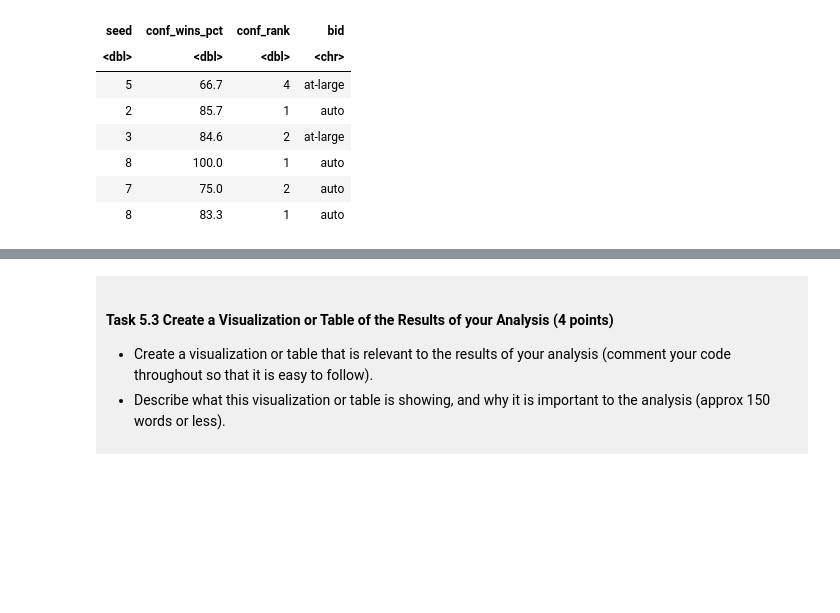
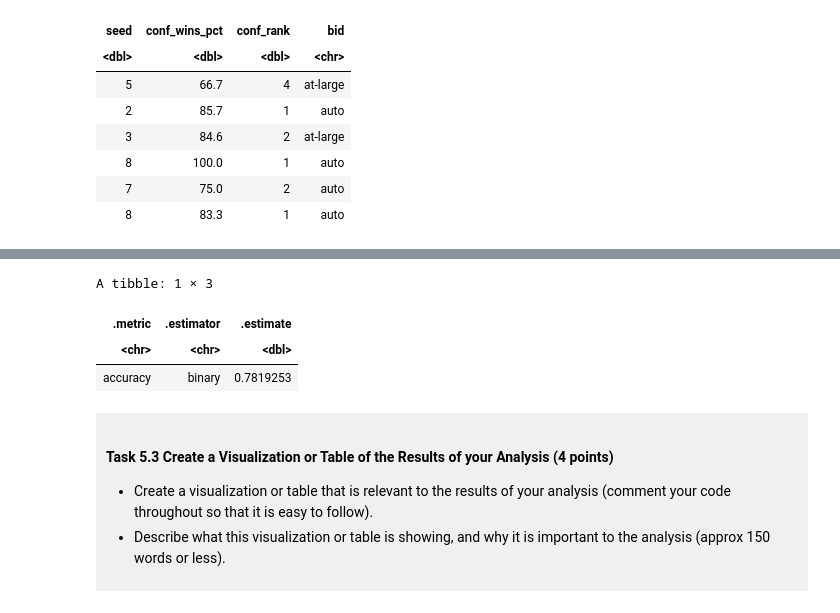
Before and after one commit to reyvet/dsci-100-project-betty-wu, a Jupyter notebook: dsci-100-project-notebook.ipynb, the cells around one changed output, grey strips where cells are left out. Saved outputs shown, nothing was run; the diff lists cells and outputs as text; code cells hidden in the pictures; blank space fills up the shorter version.

Commit message:
finished making the results for predictions, need to calculate precision, recall, and make confusion matrix

```diff
--- a/dsci-100-project-notebook.ipynb
+++ b/dsci-100-project-notebook.ipynb
@@ -568,0 +584,25 @@ accuracy_3 <- fit_3 |>
+# %%
+# according to the plot, the predictors seed + conf_wins_pct has the highest accuracy point at k = 23, thus the best k value would be k = 23
+# the seed_winpct_recipe can be reused, but a new model needs to be made
+final_spec <- nearest_neighbor(weight_func = "rectangular", neighbor = 23) |>
+    set_engine("kknn") |>
+    set_mode("classification")
+final_fit <- workflow() |>
+    add_recipe(seed_winpct_recipe) |>
+    add_model(final_spec) |>
+    fit(data = train_set)
+# %%
+# using the fit created, make predictions and evaluate the estimated accuracy of the best model on the test set
+conf_test_prediction <- predict(final_fit, test_set) |>
+    bind_cols(test_set)
+conf_result <- conf_test_prediction |>
+    mutate(bid = factor(bid)) |>
+# the metrics() cannot run when bid is a character vector, it has to be changed to factor
+    metrics(truth = bid, estimate = .pred_class) |>
+    filter(.metric == "accuracy")
+conf_result
+# %% [output]
+A tibble: 1 × 3
+| .metric | .estimator | .estimate |
+| <chr> | <chr> | <dbl> |
+| accuracy | binary | 0.7819253 |
```
Also changed, not shown: parts of 6 cells of this notebook.
